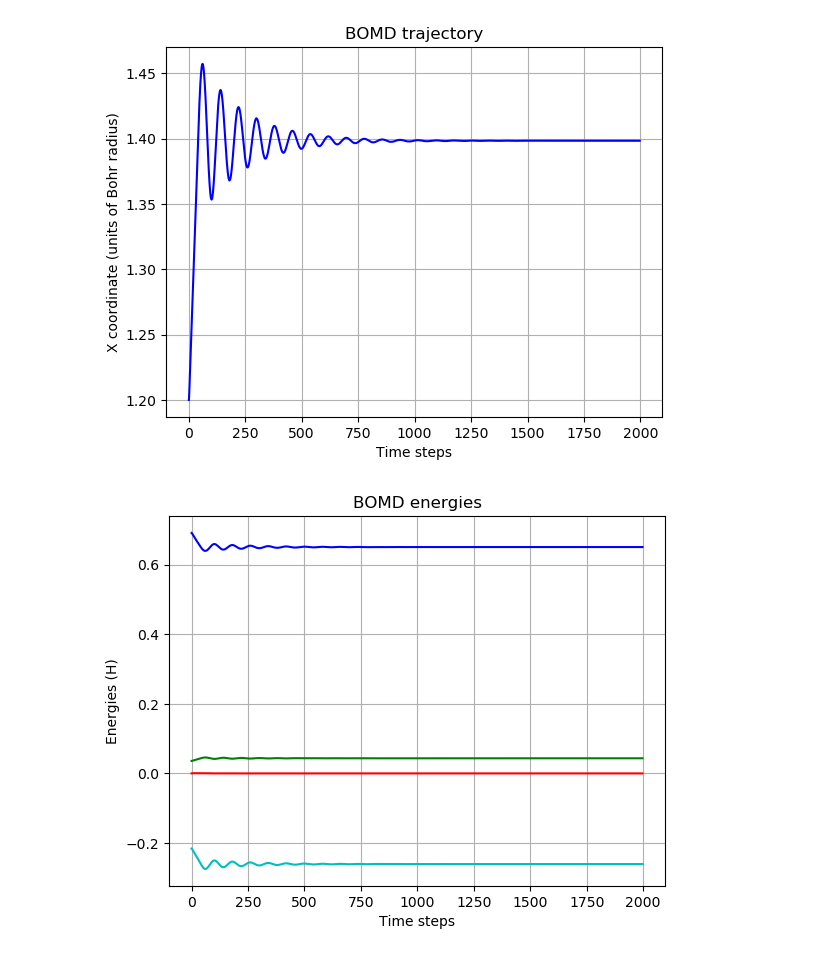
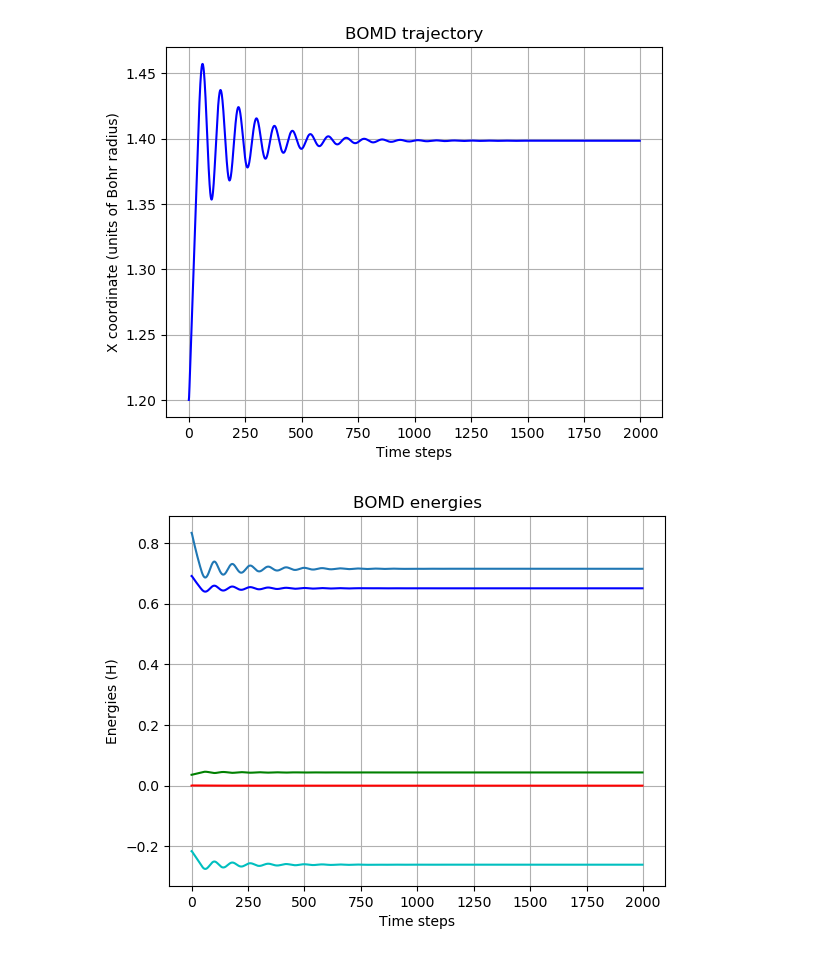
Before and after one commit to Peppone98/Quantum_MD_H2, a Jupyter notebook: CODE/plots.ipynb, the cells around one changed output. Saved outputs shown, nothing was run; the diff lists cells and outputs as text; code cells hidden in the pictures.

```diff
--- a/CODE/plots.ipynb
+++ b/CODE/plots.ipynb
@@ -53,3 +53,6 @@ for i in range(1, 20):
     df = pd.read_csv(f'outputs/HF_traj/CPMD_HF_{i}.txt', sep='\s+',header=None)
     df = pd.DataFrame(df)
     main_dataframe = pd.concat([main_dataframe, df],axis=1)
+    N = len(main_dataframe[0])
+    ts = 4.3
+    times = np.arange(0, N*ts, ts)
@@ -168,14 +307,17 @@ plt.savefig("outputs/pics/BOMD_traj.png")
 # %% [output]
 [figure]
 # %%
+nucl_nucl = [1/BOMD[0][i] for i in range(len(BOMD[0]))]
+
 plt.plot(BOMD[2], 'r')
 plt.plot(BOMD[3], 'g')
 plt.plot(BOMD[4], 'b')
 plt.plot(BOMD[5], 'c')
+plt.plot(nucl_nucl)
 plt.title('BOMD energies')
 plt.xlabel('Time steps')
 plt.grid()
 plt.ylabel('Energies (H)')
 plt.savefig("outputs/pics/BOMD_en.png")
 # %% [output]
-[figure, old version]
+[figure, new version]
```
Also changed, not shown: parts of 16 cells of this notebook, 41 other files.
